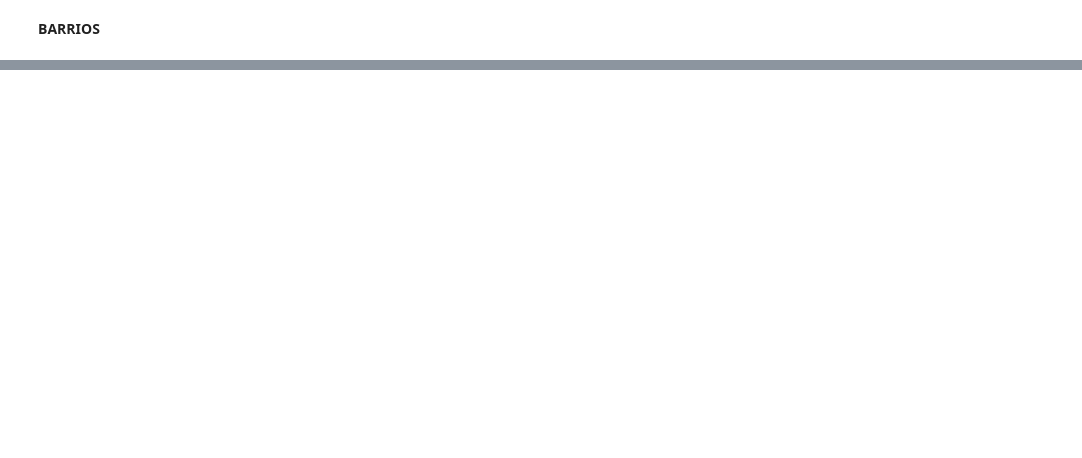
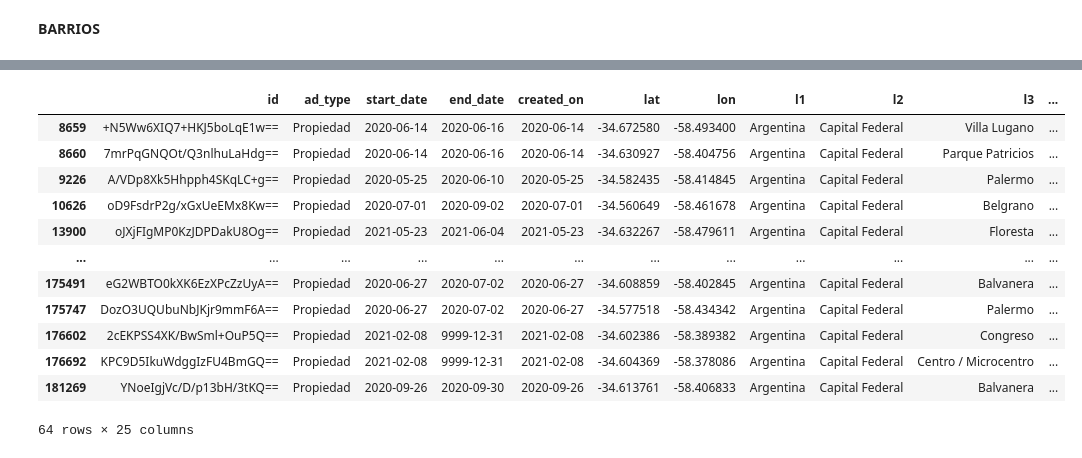
Before and after one commit to Ignacio-Ibarra/tpAA, a Jupyter notebook: tpAA.ipynb, the cells around one changed output, grey strips where cells are left out. Saved outputs shown, nothing was run; the diff lists cells and outputs as text; code cells hidden in the pictures; blank space fills up the shorter version.

```diff
--- a/tpAA.ipynb
+++ b/tpAA.ipynb
@@ -240,0 +272,16 @@ Name: description, Length: 183810, dtype: object
+# %%
+df.loc[df.surface_covered - df.surface_total>1000, :]
+# %% [output]
+|  | id | ad_type | start_date | end_date | created_on | lat | lon | l1 | l2 | l3 | ... |
+| 8659 | +N5Ww6XIQ7+HKJ5boLqE1w== | Propiedad | 2020-06-14 | 2020-06-16 | 2020-06-14 | -34.672580 | -58.493400 | Argentina | Capital Federal | Villa Lugano | ... |
+| 8660 | 7mrPqGNQOt/Q3nlhuLaHdg== | Propiedad | 2020-06-14 | 2020-06-16 | 2020-06-14 | -34.630927 | -58.404756 | Argentina | Capital Federal | Parque Patricios | ... |
+| 9226 | A/VDp8Xk5Hhpph4SKqLC+g== | Propiedad | 2020-05-25 | 2020-06-10 | 2020-05-25 | -34.582435 | -58.414845 | Argentina | Capital Federal | Palermo | ... |
+| 10626 | oD9FsdrP2g/xGxUeEMx8Kw== | Propiedad | 2020-07-01 | 2020-09-02 | 2020-07-01 | -34.560649 | -58.461678 | Argentina | Capital Federal | Belgrano | ... |
+| 13900 | oJXjFIgMP0KzJDPDakU8Og== | Propiedad | 2021-05-23 | 2021-06-04 | 2021-05-23 | -34.632267 | -58.479611 | Argentina | Capital Federal | Floresta | ... |
+| ... | ... | ... | ... | ... | ... | ... | ... | ... | ... | ... | ... |
+| 175491 | eG2WBTO0kXK6EzXPcZzUyA== | Propiedad | 2020-06-27 | 2020-07-02 | 2020-06-27 | -34.608859 | -58.402845 | Argentina | Capital Federal | Balvanera | ... |
+| 175747 | DozO3UQUbuNbJKjr9mmF6A== | Propiedad | 2020-06-27 | 2020-07-02 | 2020-06-27 | -34.577518 | -58.434342 | Argentina | Capital Federal | Palermo | ... |
+| 176602 | 2cEKPSS4XK/BwSml+OuP5Q== | Propiedad | 2021-02-08 | 9999-12-31 | 2021-02-08 | -34.602386 | -58.389382 | Argentina | Capital Federal | Congreso | ... |
+| 176692 | KPC9D5IkuWdggIzFU4BmGQ== | Propiedad | 2021-02-08 | 9999-12-31 | 2021-02-08 | -34.604369 | -58.378086 | Argentina | Capital Federal | Centro / Microcentro | ... |
+| 181269 | YNoeIgjVc/D/p13bH/3tKQ== | Propiedad | 2020-09-26 | 2020-09-30 | 2020-09-26 | -34.613761 | -58.406833 | Argentina | Capital Federal | Balvanera | ... |
+64 rows × 25 columns
```
Also changed, not shown: parts of 15 cells of this notebook, 3 other files.
